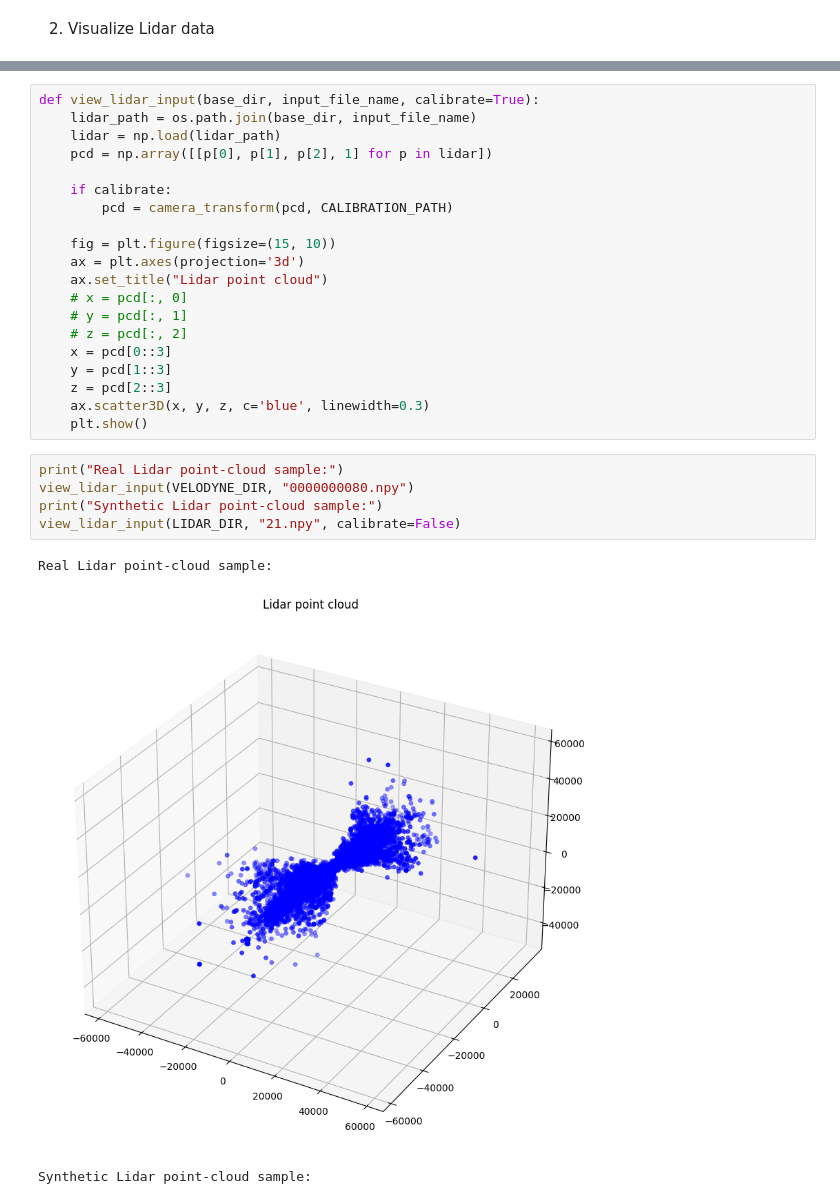
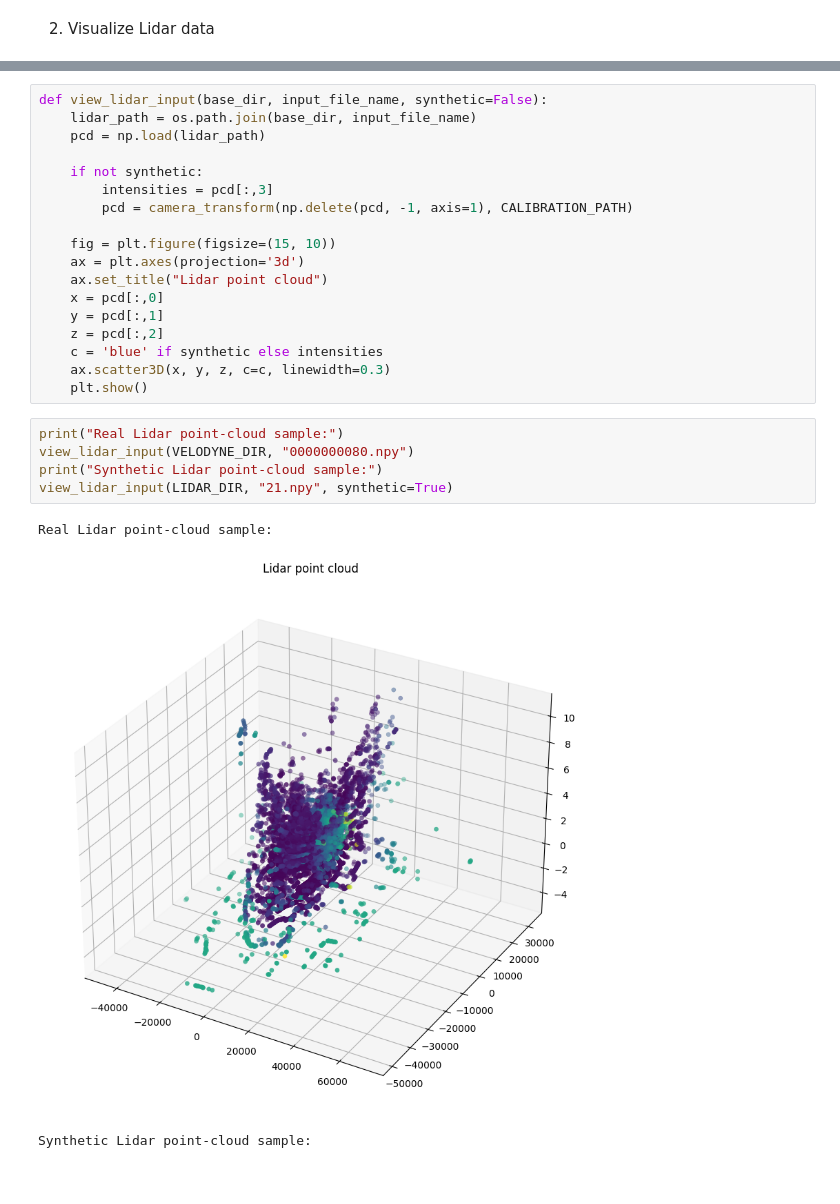
Before and after one commit to keresztesbeata/Computer-Vision-Projects, a Jupyter notebook: sod/Small_Obstacle_Detection_POC.ipynb, the cells around one changed output, grey strips where cells are left out. Saved outputs shown, nothing was run; the diff lists cells and outputs as text.

Commit message:
corrected plot for lidar point cloud visualization

```diff
--- a/sod/Small_Obstacle_Detection_POC.ipynb
+++ b/sod/Small_Obstacle_Detection_POC.ipynb
@@ -102,31 +102,29 @@ def camera_transform(points, calibration_file):
 
     return np.array([transform(p, ext_mat, int_mat) for p in points])
 # %%
-def view_lidar_input(base_dir, input_file_name, calibrate=True):
+def view_lidar_input(base_dir, input_file_name, synthetic=False):
     lidar_path = os.path.join(base_dir, input_file_name)
-    lidar = np.load(lidar_path)
-    pcd = np.array([[p[0], p[1], p[2], 1] for p in lidar])
+    pcd = np.load(lidar_path)
 
-    if calibrate:
-        pcd = camera_transform(pcd, CALIBRATION_PATH)
+    if not synthetic:
+        intensities = pcd[:,3]
+        pcd = camera_transform(np.delete(pcd, -1, axis=1), CALIBRATION_PATH)
 
     fig = plt.figure(figsize=(15, 10))
     ax = plt.axes(projection='3d')
     ax.set_title("Lidar point cloud")
-    # x = pcd[:, 0]
-    # y = pcd[:, 1]
-    # z = pcd[:, 2]
-    x = pcd[0::3]
-    y = pcd[1::3]
-    z = pcd[2::3]
-    ax.scatter3D(x, y, z, c='blue', linewidth=0.3)
+    x = pcd[:,0]
+    y = pcd[:,1]
+    z = pcd[:,2]
+    c = 'blue' if synthetic else intensities
+    ax.scatter3D(x, y, z, c=c, linewidth=0.3)
     plt.show()
 # %%
 print("Real Lidar point-cloud sample:")
 view_lidar_input(VELODYNE_DIR, "0000000080.npy")
 print("Synthetic Lidar point-cloud sample:")
-view_lidar_input(LIDAR_DIR, "21.npy", calibrate=False)
+view_lidar_input(LIDAR_DIR, "21.npy", synthetic=True)
 # %% [output]
 Real Lidar point-cloud sample:
-[figure, old version]
+[figure, new version]
 Synthetic Lidar point-cloud sample:
```
Also changed, not shown: parts of 8 cells of this notebook.
